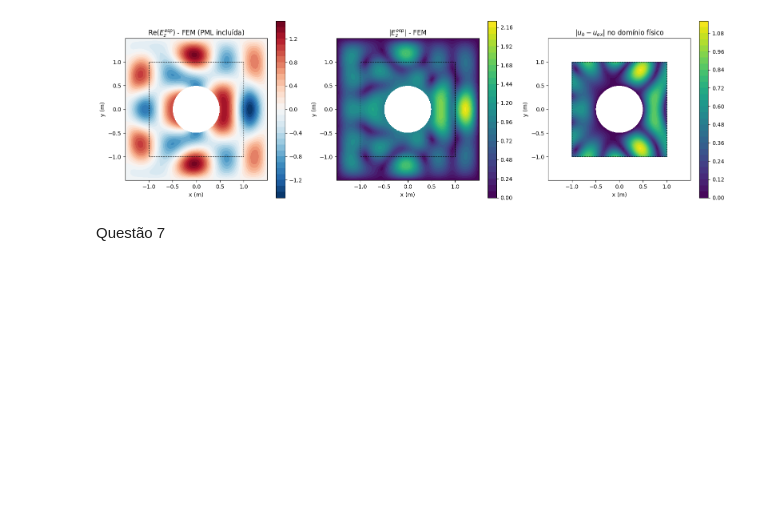
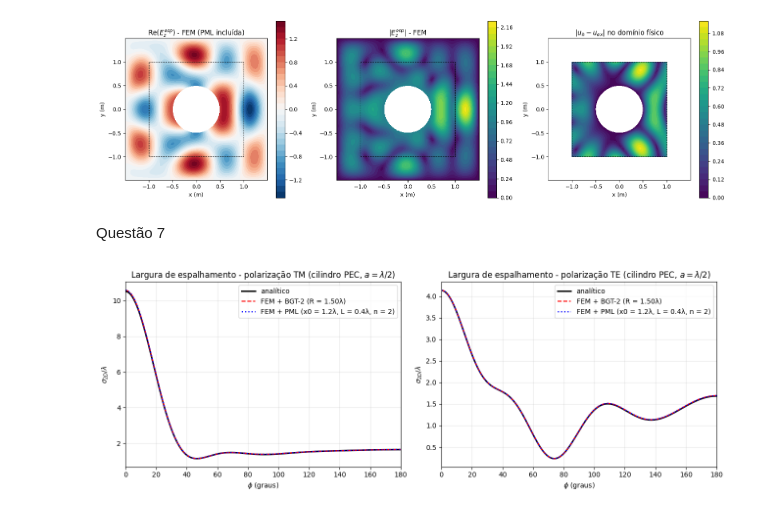
Before and after one commit to andrefsr/Metodo-Elementos-Finitos, a Jupyter notebook: Projeto 2/Projeto 2 - MEF.ipynb, the cells around one changed output. Drawn from its saved outputs; the diff is of its cells as text; code cells hidden in the pictures; blank space fills up the shorter version.

```diff
--- a/Projeto 2/Projeto 2 - MEF.ipynb
+++ b/Projeto 2/Projeto 2 - MEF.ipynb
@@ -92,3 +91,7 @@ Figura salva em pml_campo.png
 [figure]
 # %% [markdown]
 Questão 7
+# %%
+plot_results_fem_rcs()
+# %% [output]
+[figure, added]
```
Also changed, not shown: parts of 2 cells of this notebook, 2 other files.
